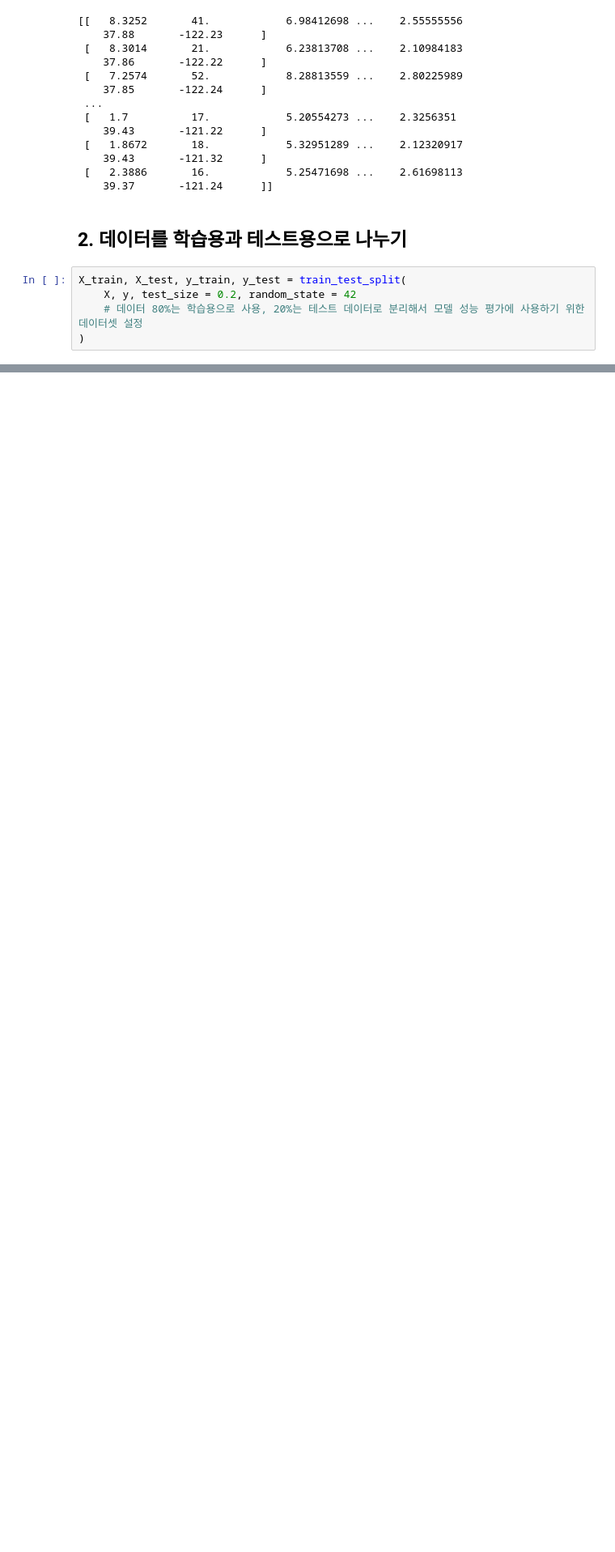
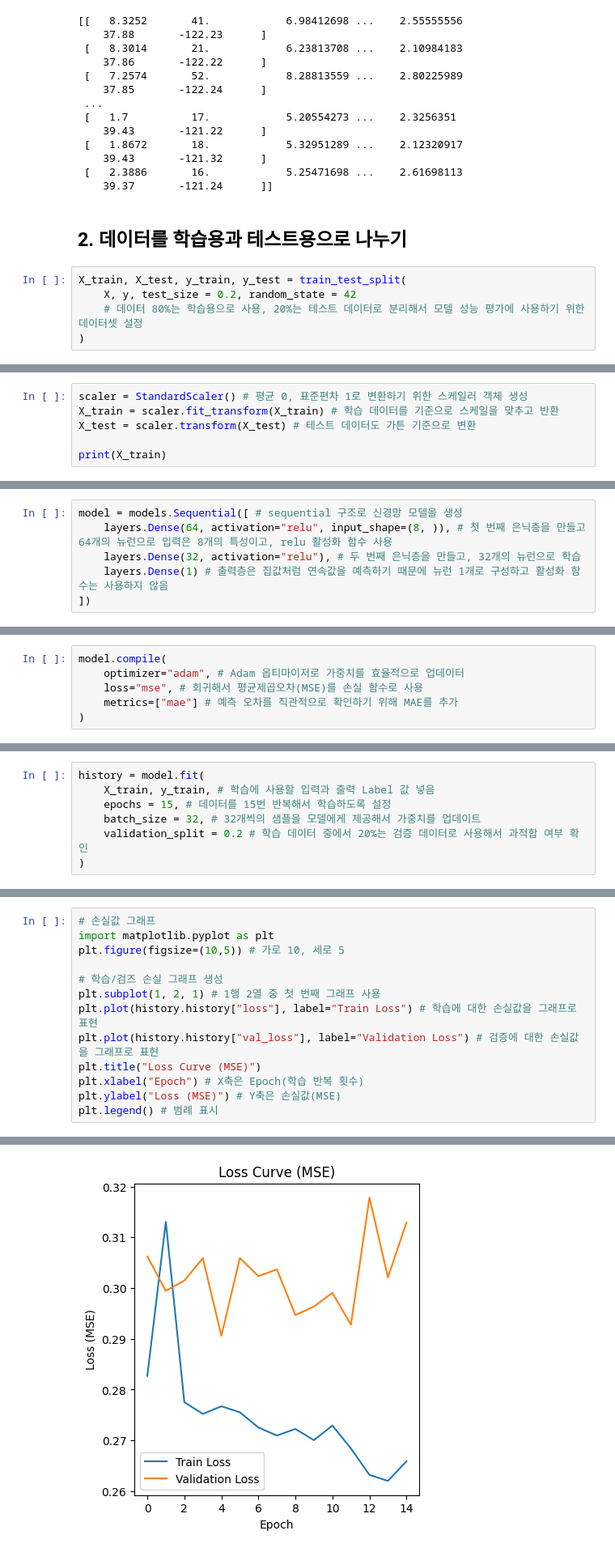
Before and after one commit to minkyungbae/MachineLearning, a Jupyter notebook: DeepLearning/Tensorflow-test.ipynb, the cells around one changed output, grey strips where cells are left out. Shown at 81% size. Saved outputs shown, nothing was run; the diff lists cells and outputs as text; blank space fills up the shorter version.

Commit message:
Update: Tensorflow-test.ipynb에 텐서플로우 이중 분류 코드 추가

```diff
--- a/DeepLearning/Tensorflow-test.ipynb
+++ b/DeepLearning/Tensorflow-test.ipynb
@@ -35,0 +38,6 @@ X_train, X_test, y_train, y_test = train_test_split(
+# %%
+scaler = StandardScaler() # 평균 0, 표준편차 1로 변환하기 위한 스케일러 객체 생성
+X_train = scaler.fit_transform(X_train) # 학습 데이터를 기준으로 스케일을 맞추고 반환
+X_test = scaler.transform(X_test) # 테스트 데이터도 가튼 기준으로 변환
+
+print(X_train)
@@ -35,0 +60,6 @@ X_train, X_test, y_train, y_test = train_test_split(
+# %%
+model = models.Sequential([ # sequential 구조로 신경망 모델을 생성
+    layers.Dense(64, activation="relu", input_shape=(8, )), # 첫 번째 은닉층을 만들고 64개의 뉴런으로 입력은 8개의 특성이고, relu 활성화 함수 사용
+    layers.Dense(32, activation="relu"), # 두 번째 은닉층을 만들고, 32개의 뉴런으로 학습
+    layers.Dense(1) # 출력층은 집값처럼 연속값을 예측하기 때문에 뉴런 1개로 구성하고 활성화 함수는 사용하지 않음
+])
@@ -35,0 +68,6 @@ X_train, X_test, y_train, y_test = train_test_split(
+# %%
+model.compile(
+    optimizer="adam", # Adam 옵티마이저로 가중치를 효율적으로 업데이터
+    loss="mse", # 회귀해서 평균제곱오차(MSE)를 손실 함수로 사용
+    metrics=["mae"] # 예측 오차를 직관적으로 확인하기 위해 MAE를 추가
+)
@@ -35,0 +76,7 @@ X_train, X_test, y_train, y_test = train_test_split(
+# %%
+history = model.fit(
+    X_train, y_train, # 학습에 사용할 입력과 출력 Label 값 넣음
+    epochs = 15, # 데이터를 15번 반복해서 학습하도록 설정
+    batch_size = 32, # 32개씩의 샘플을 모델에게 제공해서 가중치를 업데이트
+    validation_split = 0.2 # 학습 데이터 중에서 20%는 검증 데이터로 사용해서 과적합 여부 확인
+)
@@ -35,0 +123,14 @@ X_train, X_test, y_train, y_test = train_test_split(
+# %%
+# 손실값 그래프
+import matplotlib.pyplot as plt
+plt.figure(figsize=(10,5)) # 가로 10, 세로 5
+
+# 학습/검즈 손실 그래프 생성
+plt.subplot(1, 2, 1) # 1행 2열 중 첫 번째 그래프 사용
+plt.plot(history.history["loss"], label="Train Loss") # 학습에 대한 손실값을 그래프로 표현
+plt.plot(history.history["val_loss"], label="Validation Loss") # 검증에 대한 손실값을 그래프로 표현
+plt.title("Loss Curve (MSE)")
+plt.xlabel("Epoch") # X축은 Epoch(학습 반복 횟수)
+plt.ylabel("Loss (MSE)") # Y축은 손실값(MSE)
+plt.legend() # 범례 표시
+# %% [output]
@@ -35,0 +138 @@ X_train, X_test, y_train, y_test = train_test_split(
+[figure, added]
```
Also changed, not shown: parts of 38 cells of this notebook.
